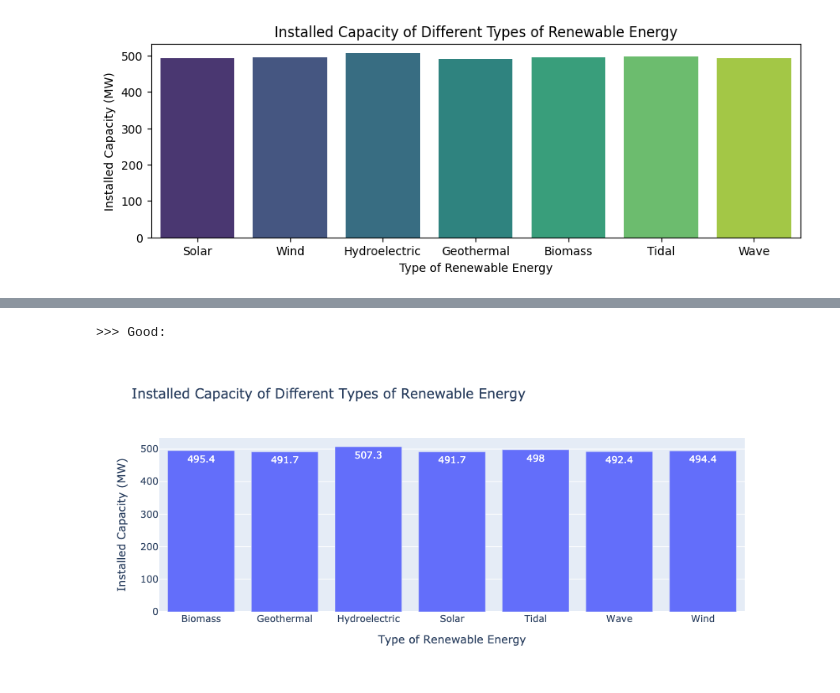
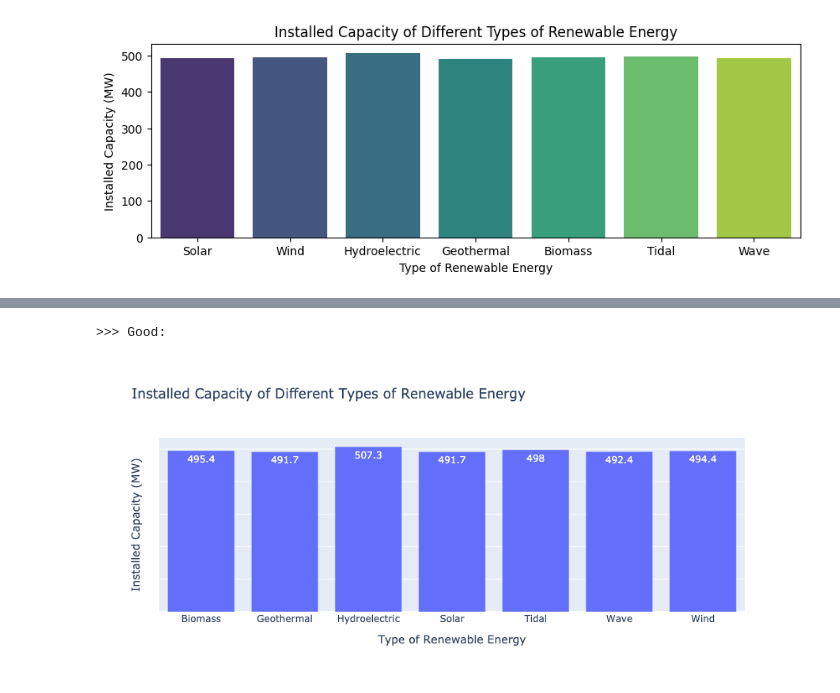
Before and after one commit to DanielCamacho7091/data_analytics, a Jupyter notebook: data_viz.ipynb, the cells around one changed output, grey strips where cells are left out. Drawn from its saved outputs; the diff is of its cells as text; code cells hidden in the pictures.

```diff
--- a/data_viz.ipynb
+++ b/data_viz.ipynb
@@ -125,9 +88,4 @@ memory usage: 1.5 MB
 # %%
-import pandas as pd
-import plotly.express as px
-import plotly.io as pio
-from IPython.display import Image
-
 # Crear variable de eje
 energy_map = {
     1: 'Solar',
@@ -137,32 +95,33 @@ energy_map = {
     5: 'Biomass',
     6: 'Tidal',
     7: 'Wave'
 }
 
 # Crear la columna 'Type_of_Renewable_Energy_label'
 df['Type_of_Renewable_Energy_label'] = df['Type_of_Renewable_Energy'].map(energy_map)
 
 # Agrupar a la media
 tab = df.groupby('Type_of_Renewable_Energy_label').agg(
     Installed_Capacity_MW = ('Installed_Capacity_MW', 'mean')).reset_index()
 
 # Redondear para verla más limpia
 tab['Installed_Capacity_MW'] = tab['Installed_Capacity_MW'].round(1)
 
 fig = px.bar(tab,
              x='Type_of_Renewable_Energy_label',
              y='Installed_Capacity_MW',
              title='Installed Capacity of Different Types of Renewable Energy',
              labels={'Type_of_Renewable_Energy_label': 'Type of Renewable Energy',
                      'Installed_Capacity_MW': 'Installed Capacity (MW)'},
              text='Installed_Capacity_MW')
-
+fig.update_yaxes(showticklabels=False,
+                 title_standoff=20)
 # Guardar la imagen como PNG
 pio.write_image(fig, 'plots/plot1.png', width=900, height=400)
 
 # Mostrar la imagen guardada
 print('\n>>> Good:')
 Image('plots/plot1.png')
 # %% [output]
 >>> Good:
-[figure, old version]
+[figure, new version]
```
Also changed, not shown: parts of 7 cells of this notebook.
